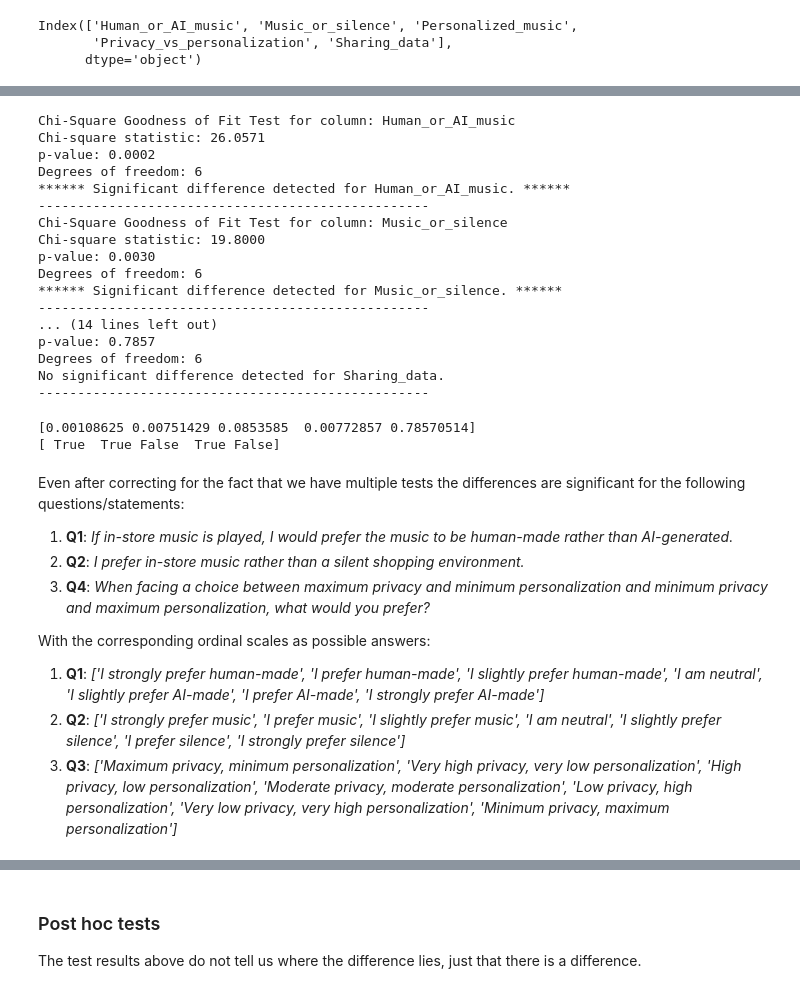
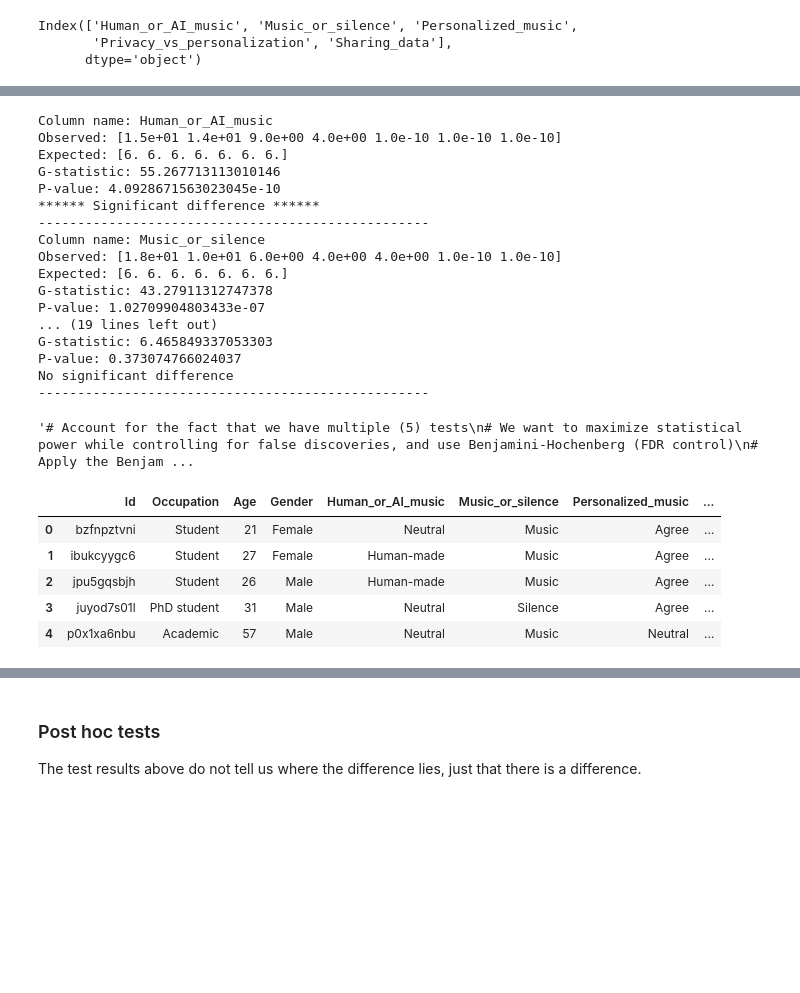
Before and after one commit to emmenru/Music-AI-workshop, a Jupyter notebook: AI-music-workshop.ipynb, the cells around one changed output, grey strips where cells are left out. Drawn from its saved outputs; the diff is of its cells as text; code cells hidden in the pictures; blank space fills up the shorter version.

```diff
--- a/AI-music-workshop.ipynb
+++ b/AI-music-workshop.ipynb
@@ -612,65 +590,36 @@ Index(['Human_or_AI_music', 'Music_or_silence', 'Personalized_music',
 # %%
 p_values = list()
 for col in df_survey.columns[4:-1] :  # Assuming columns Q1 to Q12 start at index 3
-    p = sf.perform_chi2_test(df_survey, col)
+    p = sf.g_test(df_survey, col)
     p_values.append(p)
 # %% [output]
-Chi-Square Goodness of Fit Test for column: Human_or_AI_music
-Chi-square statistic: 26.0571
-p-value: 0.0002
-Degrees of freedom: 6
-****** Significant difference detected for Human_or_AI_music. ******
+Column name: Human_or_AI_music
+Observed: [1.5e+01 1.4e+01 9.0e+00 4.0e+00 1.0e-10 1.0e-10 1.0e-10]
+Expected: [6. 6. 6. 6. 6. 6. 6.]
+G-statistic: 55.267713113010146
+P-value: 4.0928671563023045e-10
+****** Significant difference ******
 --------------------------------------------------
-Chi-Square Goodness of Fit Test for column: Music_or_silence
-Chi-square statistic: 19.8000
-p-value: 0.0030
-Degrees of freedom: 6
-****** Significant difference detected for Music_or_silence. ******
+Column name: Music_or_silence
+Observed: [1.8e+01 1.0e+01 6.0e+00 4.0e+00 4.0e+00 1.0e-10 1.0e-10]
+Expected: [6. 6. 6. 6. 6. 6. 6.]
+G-statistic: 43.27911312747378
+P-value: 1.02709904803433e-07
+... (19 lines left out)
+G-statistic: 6.465849337053303
+P-value: 0.373074766024037
+No significant difference
 --------------------------------------------------
-... (14 lines left out)
-p-value: 0.7857
-Degrees of freedom: 6
-No significant difference detected for Sharing_data.
---------------------------------------------------
 # %%
-# Account for the fact that we have multiple (5) tests
+'''# Account for the fact that we have multiple (5) tests
 # We want to maximize statistical power while controlling for false discoveries, and use Benjamini-Hochenberg (FDR control)
 # Apply the Benjamini-Hochberg FDR correction
 reject, corrected_pvals = fdrcorrection(p_values)
 print(corrected_pvals)
 print(reject)  # A boolean array indicating which hypotheses are rejected
+'''
 # %% [output]
-[0.00108625 0.00751429 0.0853585  0.00772857 0.78570514]
-[ True  True False  True False]
+'# Account for the fact that we have multiple (5) tests\n# We want to maximize statistical power while controlling for false discoveries, and use Benjamini-Hochenberg (FDR control)\n# Apply the Benjam ...
 # %%
 # Print categories for columns
 #df_survey[df_survey.columns[7]].cat.categories
-# %% [markdown]
-Even after correcting for the fact that we have multiple tests the differences are significant for the following questions/statements:
-1. __Q1__: _If in-store music is played, I would prefer the music to be human-made rather than AI-generated._
-2. __Q2__: _I prefer in-store music rather than a silent shopping environment._
-3. __Q4__: _When facing a choice between maximum privacy and minimum personalization and minimum privacy and maximum personalization, what would you prefer?_
-
-With the corresponding ordinal scales as possible answers:
-
-1. __Q1__: _['I strongly prefer human-made',
-        'I prefer human-made',
-        'I slightly prefer human-made',
-        'I am neutral',
-        'I slightly prefer AI-made',
-        'I prefer AI-made',
-        'I strongly prefer AI-made']_
-2. __Q2__: _['I strongly prefer music',
-        'I prefer music',
-        'I slightly prefer music',
-        'I am neutral',
-        'I slightly prefer silence',
-        'I prefer silence',
-        'I strongly prefer silence']_
-3. __Q3__: _['Maximum privacy, minimum personalization',
-       'Very high privacy, very low personalization',
-       'High privacy, low personalization',
-       'Moderate privacy, moderate personalization',
-       'Low privacy, high personalization',
-       'Very low privacy, very high personalization',
-       'Minimum privacy, maximum personalization']_
@@ -677,4 +630,10 @@ With the corresponding ordinal scales as possible answers:
 # %%
-# Analyze recoded metrics here
-#Pairwise tests for the cases where there were significant differences
-# Use sign test to check if preference for
+# Analyze recoded metrics
+df_survey_recoded.head()
+# %% [output]
+|  | Id | Occupation | Age | Gender | Human_or_AI_music | Music_or_silence | Personalized_music | ... |
+| 0 | bzfnpztvni | Student | 21 | Female | Neutral | Music | Agree | ... |
+| 1 | ibukcyygc6 | Student | 27 | Female | Human-made | Music | Agree | ... |
+| 2 | jpu5gqsbjh | Student | 26 | Male | Human-made | Music | Agree | ... |
+| 3 | juyod7s01l | PhD student | 31 | Male | Neutral | Silence | Agree | ... |
+| 4 | p0x1xa6nbu | Academic | 57 | Male | Neutral | Music | Neutral | ... |
```
Also changed, not shown: parts of 23 cells of this notebook, 1 other file.
